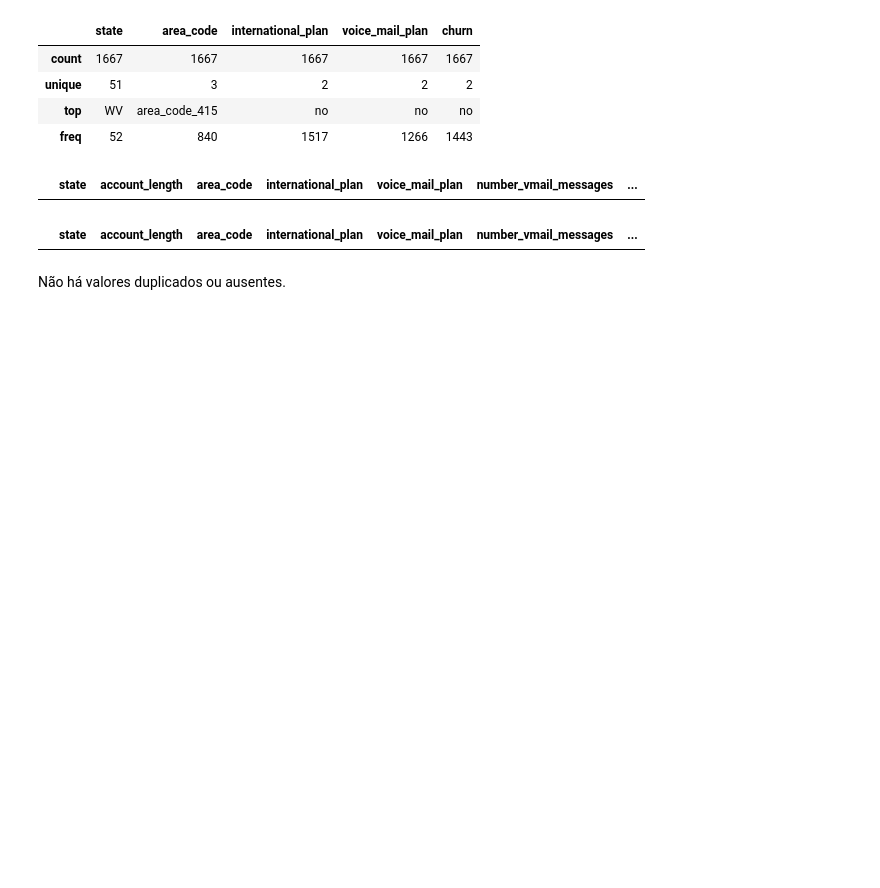
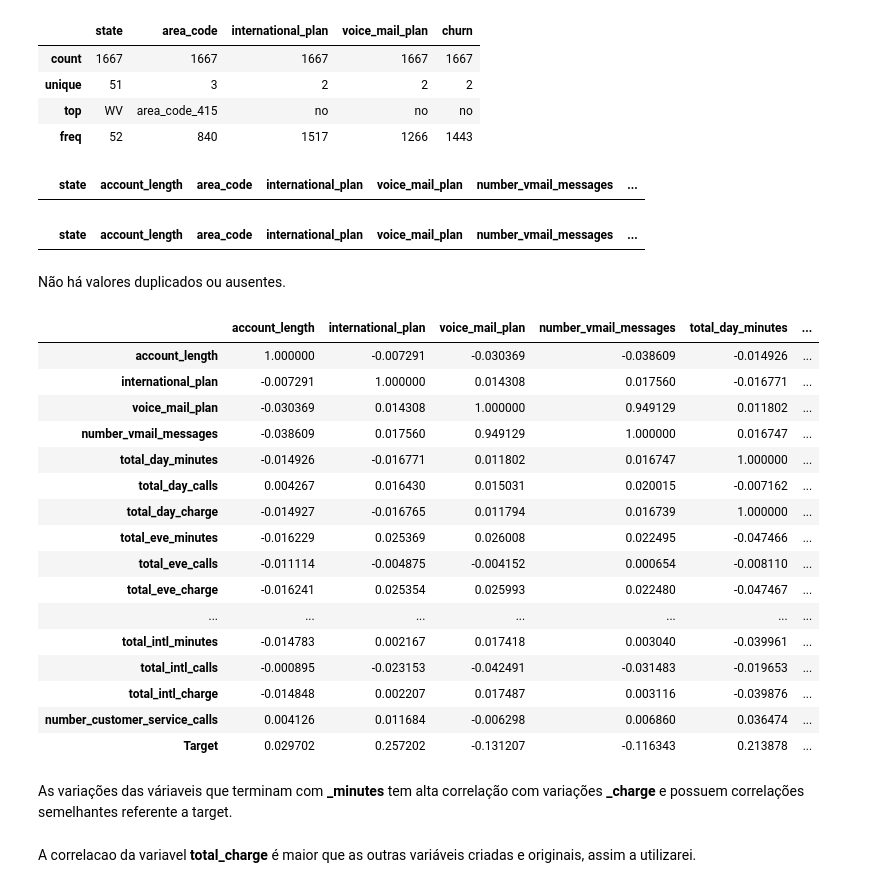
Before and after one commit to GabrielAraujoCarlos/Prevendo-Satisfacao-Cliente-Santander, a Jupyter notebook: PrevendoSatisfacao.ipynb, the cells around one changed output. Cells and saved outputs as stored; diff of their text form; code cells hidden in the pictures; blank space fills up the shorter version.

```diff
--- a/PrevendoSatisfacao.ipynb
+++ b/PrevendoSatisfacao.ipynb
@@ -136,3 +153,37 @@ dados[dados.duplicated(keep = False)]
 |  | state | account_length | area_code | international_plan | voice_mail_plan | number_vmail_messages | ... |
 # %% [markdown]
 Não há valores duplicados ou ausentes.
+# %%
+# Ajustar a variável target para poder verificar a correlação
+def ajusta_var(x):
+    if x == "yes":
+        return 1
+    return 0
+dados['churn'] = dados['churn'].map(ajusta_var)
+dados['international_plan'] = dados['international_plan'].map(ajusta_var)
+dados['voice_mail_plan'] = dados['voice_mail_plan'].map(ajusta_var)
+dados.rename({'churn':'Target'}, axis = 'columns', inplace = True)
+# %%
+# Correlação entre as variáveis
+dados.corr()
+# %% [output]
+|  | account_length | international_plan | voice_mail_plan | number_vmail_messages | total_day_minutes | ... |
+| account_length | 1.000000 | -0.007291 | -0.030369 | -0.038609 | -0.014926 | ... |
+| international_plan | -0.007291 | 1.000000 | 0.014308 | 0.017560 | -0.016771 | ... |
+| voice_mail_plan | -0.030369 | 0.014308 | 1.000000 | 0.949129 | 0.011802 | ... |
+| number_vmail_messages | -0.038609 | 0.017560 | 0.949129 | 1.000000 | 0.016747 | ... |
+| total_day_minutes | -0.014926 | -0.016771 | 0.011802 | 0.016747 | 1.000000 | ... |
+| total_day_calls | 0.004267 | 0.016430 | 0.015031 | 0.020015 | -0.007162 | ... |
+| total_day_charge | -0.014927 | -0.016765 | 0.011794 | 0.016739 | 1.000000 | ... |
+| total_eve_minutes | -0.016229 | 0.025369 | 0.026008 | 0.022495 | -0.047466 | ... |
+| total_eve_calls | -0.011114 | -0.004875 | -0.004152 | 0.000654 | -0.008110 | ... |
+| total_eve_charge | -0.016241 | 0.025354 | 0.025993 | 0.022480 | -0.047467 | ... |
+| ... | ... | ... | ... | ... | ... | ... |
+| total_intl_minutes | -0.014783 | 0.002167 | 0.017418 | 0.003040 | -0.039961 | ... |
+| total_intl_calls | -0.000895 | -0.023153 | -0.042491 | -0.031483 | -0.019653 | ... |
+| total_intl_charge | -0.014848 | 0.002207 | 0.017487 | 0.003116 | -0.039876 | ... |
+| number_customer_service_calls | 0.004126 | 0.011684 | -0.006298 | 0.006860 | 0.036474 | ... |
+| Target | 0.029702 | 0.257202 | -0.131207 | -0.116343 | 0.213878 | ... |
+# %% [markdown]
+As variações das váriaveis que terminam com **_minutes** tem alta correlação com variações **_charge** e possuem correlações
+semelhantes referente a target.
@@ -138,0 +200,2 @@ Não há valores duplicados ou ausentes.
+# %% [markdown]
+A correlacao da variavel **total_charge** é maior que as outras variáveis criadas e originais, assim a utilizarei.
```
Also changed, not shown: parts of 49 cells of this notebook.
